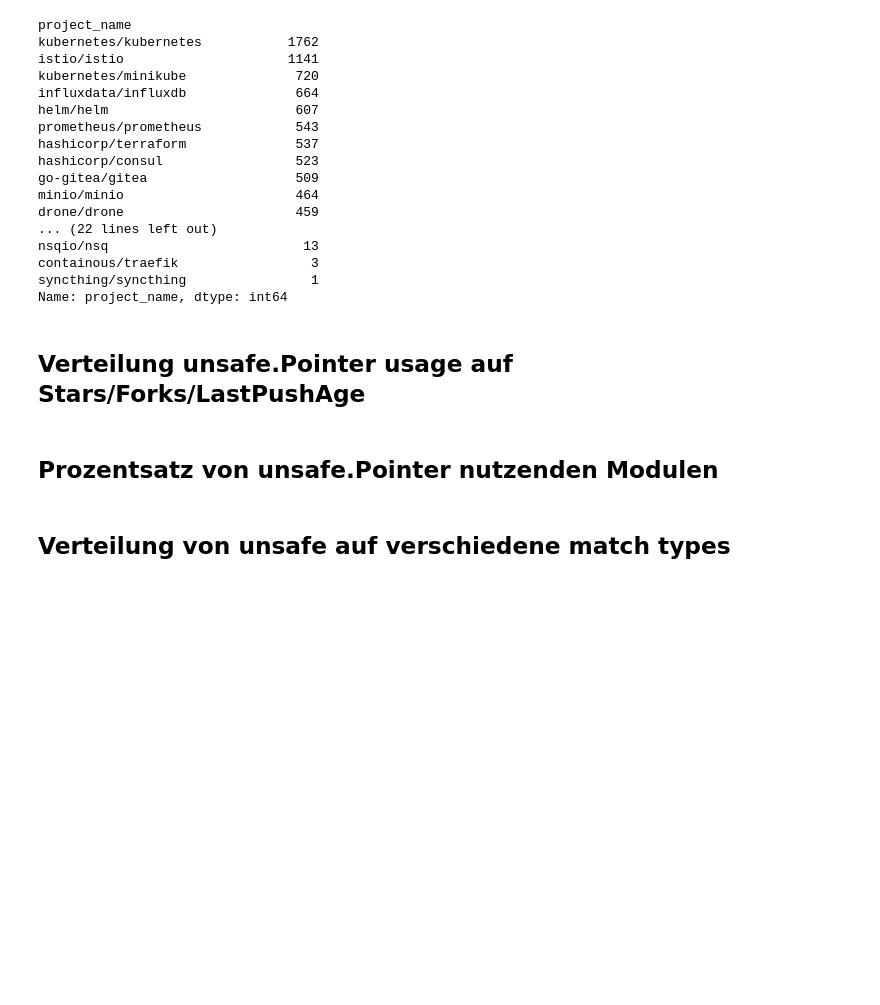
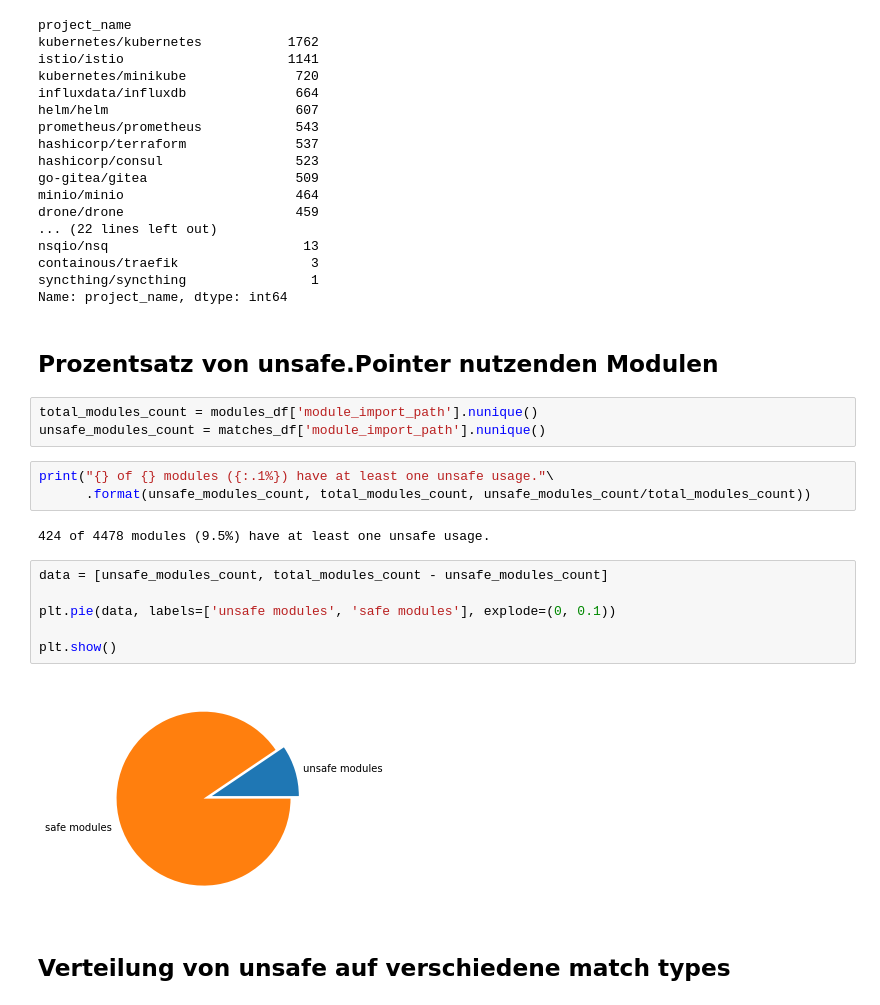
Before and after one commit to jlauinger/master-of-science, a Jupyter notebook: code/data-survey/analysis/data-exploration.ipynb, the cells around one changed output. Drawn from its saved outputs; the diff is of its cells as text; blank space fills up the shorter version.

```diff
--- a/code/data-survey/analysis/data-exploration.ipynb
+++ b/code/data-survey/analysis/data-exploration.ipynb
@@ -421,10 +421,24 @@ nsqio/nsq                         13
 containous/traefik                 3
 syncthing/syncthing                1
 Name: project_name, dtype: int64
-# %% [markdown]
-## Verteilung unsafe.Pointer usage auf Stars/Forks/LastPushAge
 # %% [markdown]
 ## Prozentsatz von unsafe.Pointer nutzenden Modulen
+# %%
+total_modules_count = modules_df['module_import_path'].nunique()
+unsafe_modules_count = matches_df['module_import_path'].nunique()
+# %%
+print("{} of {} modules ({:.1%}) have at least one unsafe usage."\
+      .format(unsafe_modules_count, total_modules_count, unsafe_modules_count/total_modules_count))
+# %% [output]
+424 of 4478 modules (9.5%) have at least one unsafe usage.
+# %%
+data = [unsafe_modules_count, total_modules_count - unsafe_modules_count]
+
+plt.pie(data, labels=['unsafe modules', 'safe modules'], explode=(0, 0.1))
+
+plt.show()
+# %% [output]
+[figure, added]
 # %% [markdown]
 ## Verteilung von unsafe auf verschiedene match types
 # %%
```
Also changed, not shown: parts of 6 cells of this notebook.
